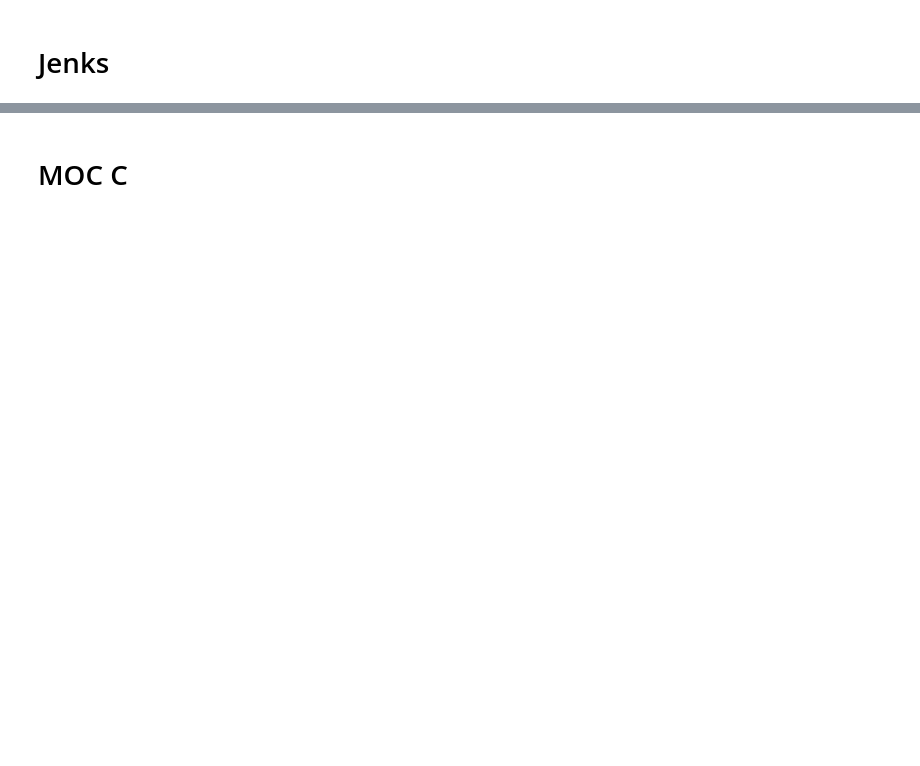
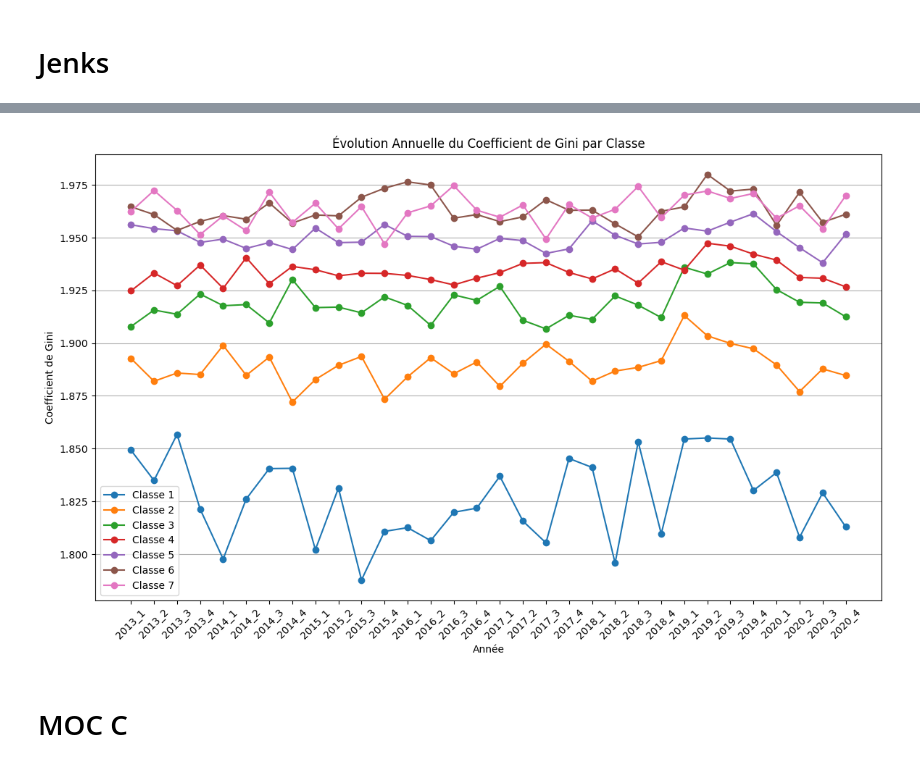
Before and after one commit to SamuelBaheux/Challenge_Nexialog, a Jupyter notebook: notebooks/Segmentation.ipynb, the cells around one changed output, grey strips where cells are left out. Saved outputs shown, nothing was run; the diff lists cells and outputs as text; code cells hidden in the pictures; blank space fills up the shorter version.

```diff
--- a/notebooks/Segmentation.ipynb
+++ b/notebooks/Segmentation.ipynb
@@ -67,0 +70,26 @@ plot_stability_taux(df, "Classes")
+# %%
+def gini_coefficient(values):
+    sorted_values = np.sort(values)
+    n = len(values)
+    cumulative_values_sum = np.cumsum(sorted_values)
+    gini_index = (2 * np.sum(cumulative_values_sum) / (n * np.sum(sorted_values))) - (n + 1) / n
+    return 1 - gini_index
+
+plt.figure(figsize=(14, 8))
+
+for classe in range(1, 8):
+    df_classe = df[df['Classes'] == classe][["date_trimestrielle", "TARGET"]]
+    grouped = df_classe.groupby(df_classe['date_trimestrielle'])["TARGET"]
+    gini_per_year = grouped.apply(gini_coefficient)
+
+    plt.plot(gini_per_year.index, gini_per_year, label=f'Classe {classe}', marker='o')
+
+plt.title('Évolution Annuelle du Coefficient de Gini par Classe')
+plt.xlabel('Année')
+plt.ylabel('Coefficient de Gini')
+plt.legend()
+plt.xticks(rotation=45)
+plt.grid(axis='y')
+plt.show()
+# %% [output]
+[figure, added]
```
Also changed, not shown: parts of 27 cells of this notebook, 3 other files.
